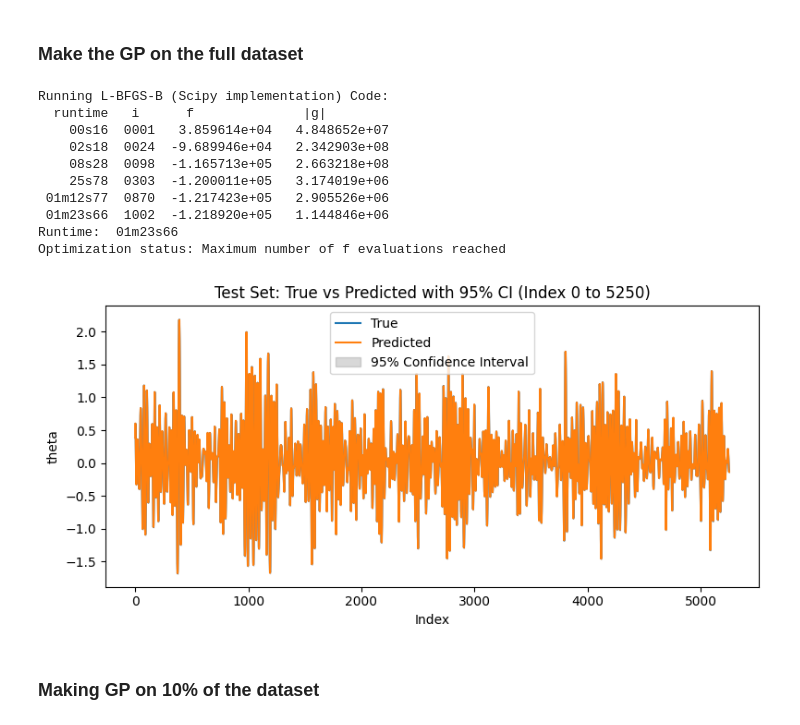
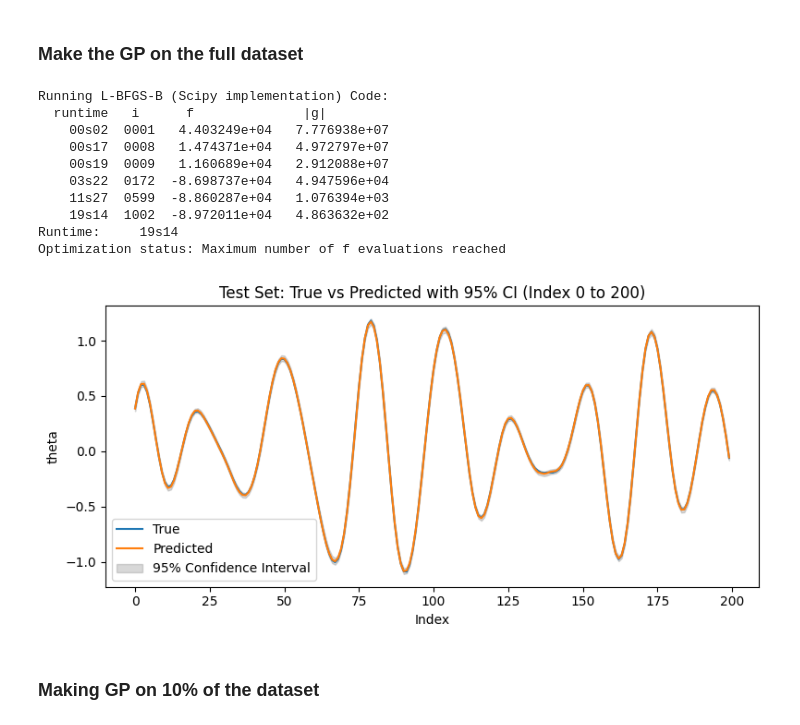
Before and after one commit to Nielsvanschaijk/Machine-learning-for-systems-and-control, a Jupyter notebook: gym-unbalanced-disk/GP_model_kevin.ipynb, the cells around one changed output. Drawn from its saved outputs; the diff is of its cells as text; code cells hidden in the pictures.

```diff
--- a/gym-unbalanced-disk/GP_model_kevin.ipynb
+++ b/gym-unbalanced-disk/GP_model_kevin.ipynb
@@ -55,7 +55,7 @@ y_test  = th[n_train+n_val:]
 y10_test  = th10[n_train+n_val:]
 
 # Start and end index for plotting data data
-start, end = 0, len(data['u'])
+start, end = 0, 200 #len(data['u'])
 
 # Define the subplot layout
 fig, axs = plt.subplots(1, 2, figsize=(14, 4))
@@ -93,7 +93,7 @@ param_ranges = {
 }
 
 # Define number of trails for a random s
-n_trials = 125
+n_trials = 1
 
 def build_features(u, th, L_th, L_u, max_lag, N_eff):
     # Initialize X and Y
@@ -289,7 +350,7 @@ X_tv, Y_tv = X_all[:n_eff_train + n_val], Y_all[:n_eff_train + n_val]
 X_test, Y_test = X_all[n_eff_train + n_val:], Y_all[n_eff_train + n_val:]
 
 start = 0
-end = len(Y_test)
+end = 200 #len(Y_test)
 
 kernel = GPy.kern.RBF(input_dim=X_tv.shape[1], ARD=True)
 Z_tv = X_tv[np.random.choice(len(X_tv), num_ind_b, replace=False)]
@@ -298,41 +359,41 @@ final_model.optimize(messages=True)
 
 # Predict mean and variance on test set
 Y_test_pred, Y_test_var = final_model.predict(X_test)
 Y_test_std = np.sqrt(Y_test_var)
 
 # Calculate 95% confidence interval bounds
 lower_bound = Y_test_pred - 1.96 * Y_test_std
 upper_bound = Y_test_pred + 1.96 * Y_test_std
 
 plt.figure(figsize=(8, 4))
 plt.plot(Y_test[start:end], label='True')
 plt.plot(Y_test_pred[start:end], label='Predicted')
 plt.fill_between(
     np.arange(start, end),
     lower_bound[start:end].flatten(),
     upper_bound[start:end].flatten(),
     color='gray',
     alpha=0.3,
     label='95% Confidence Interval'
 )
 plt.title(f'Test Set: True vs Predicted with 95% CI (Index {start} to {end})')
 plt.xlabel('Index')
 plt.ylabel('theta')
 plt.legend()
 plt.tight_layout()
 plt.show()
 # %% [output]
 Running L-BFGS-B (Scipy implementation) Code:
   runtime   i      f              |g|
-    00s16  0001   3.859614e+04   4.848652e+07
-    02s18  0024  -9.689946e+04   2.342903e+08
-    08s28  0098  -1.165713e+05   2.663218e+08
-    25s78  0303  -1.200011e+05   3.174019e+06
- 01m12s77  0870  -1.217423e+05   2.905526e+06
- 01m23s66  1002  -1.218920e+05   1.144846e+06
-Runtime:  01m23s66
+    00s02  0001   4.403249e+04   7.776938e+07
+    00s17  0008   1.474371e+04   4.972797e+07
+    00s19  0009   1.160689e+04   2.912088e+07
+    03s22  0172  -8.698737e+04   4.947596e+04
+    11s27  0599  -8.860287e+04   1.076394e+03
+    19s14  1002  -8.972011e+04   4.863632e+02
+Runtime:     19s14
 Optimization status: Maximum number of f evaluations reached
-[figure, old version]
+[figure, new version]
 # %% [markdown]
 ### Making GP on 10% of the dataset
 # %%
```
Also changed, not shown: parts of 5 cells of this notebook.
